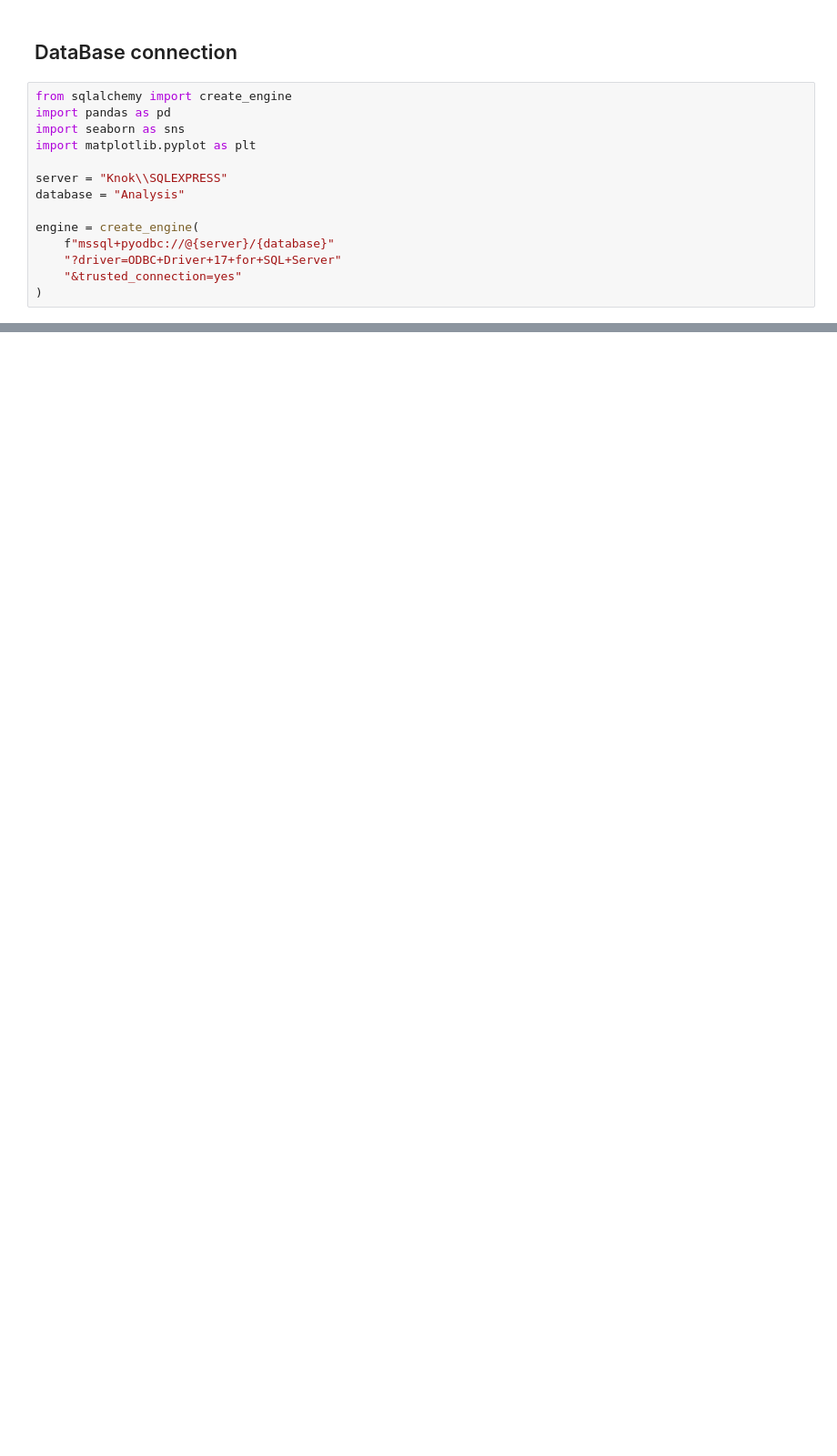
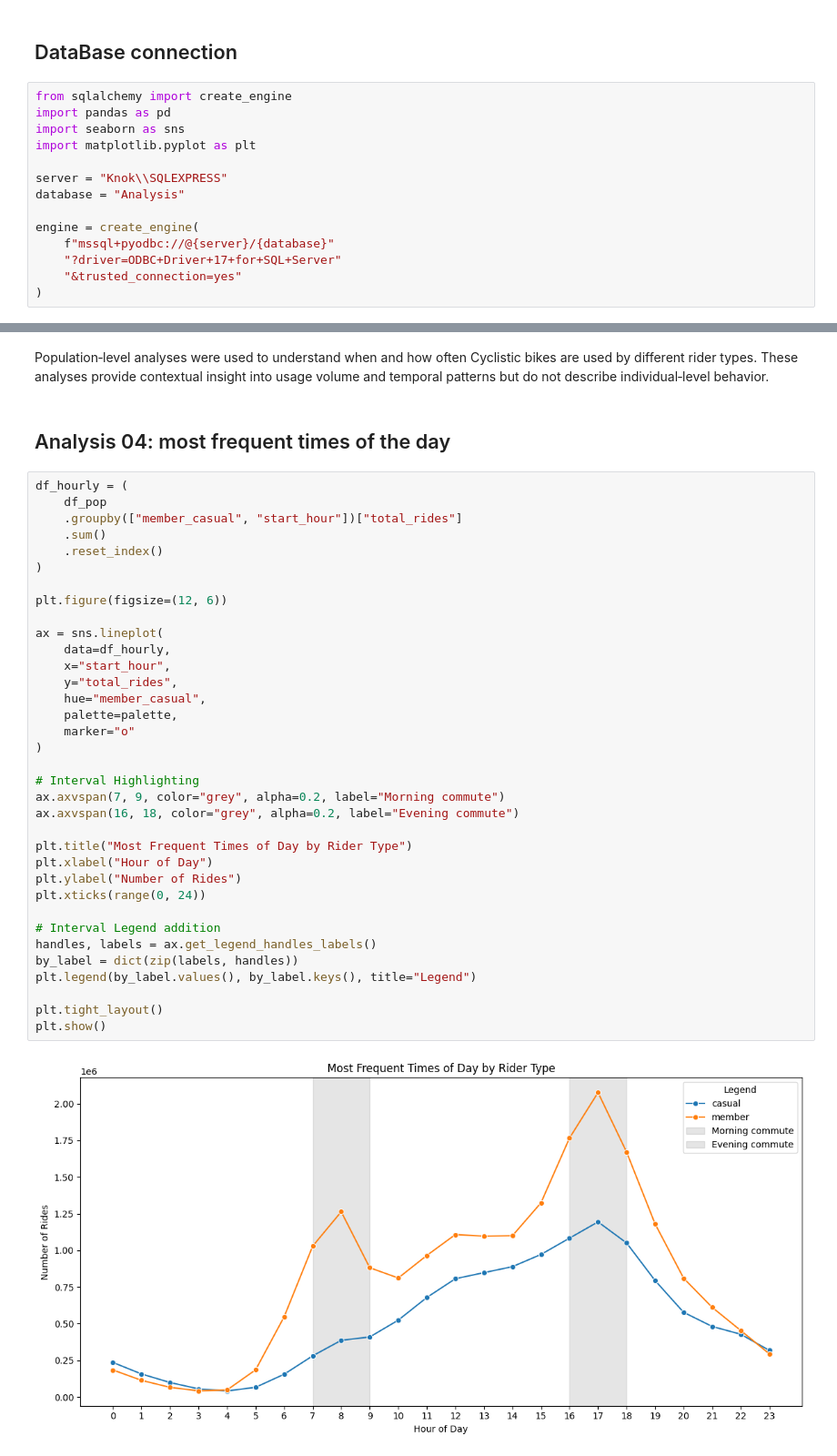
Before and after one commit to Knok98/Cyclistic-Training-Case-Study-Analysis, a Jupyter notebook: analyse.ipynb, the cells around one changed output, grey strips where cells are left out. Shown at 91% size. Drawn from its saved outputs; the diff is of its cells as text; blank space fills up the shorter version.

```diff
--- a/analyse.ipynb
+++ b/analyse.ipynb
@@ -123,0 +211,41 @@ we are still not sure if member increase is caused by bigger usage per customer
+# %% [markdown]
+Population‑level analyses were used to understand when and how often Cyclistic bikes are used by different rider types. These analyses provide contextual insight into usage volume and temporal patterns but do not describe individual‑level behavior.
+# %% [markdown]
+## Analysis 04: most frequent times of the day
+# %%
+df_hourly = (
+    df_pop
+    .groupby(["member_casual", "start_hour"])["total_rides"]
+    .sum()
+    .reset_index()
+)
+
+plt.figure(figsize=(12, 6))
+
+ax = sns.lineplot(
+    data=df_hourly,
+    x="start_hour",
+    y="total_rides",
+    hue="member_casual",
+    palette=palette,
+    marker="o"
+)
+
+# Interval Highlighting
+ax.axvspan(7, 9, color="grey", alpha=0.2, label="Morning commute")
+ax.axvspan(16, 18, color="grey", alpha=0.2, label="Evening commute")
+
+plt.title("Most Frequent Times of Day by Rider Type")
+plt.xlabel("Hour of Day")
+plt.ylabel("Number of Rides")
+plt.xticks(range(0, 24))
+
+# Interval Legend addition
+handles, labels = ax.get_legend_handles_labels()
+by_label = dict(zip(labels, handles))
+plt.legend(by_label.values(), by_label.keys(), title="Legend")
+
+plt.tight_layout()
+plt.show()
+# %% [output]
+[figure, added]
```
Also changed, not shown: parts of 20 cells of this notebook.
